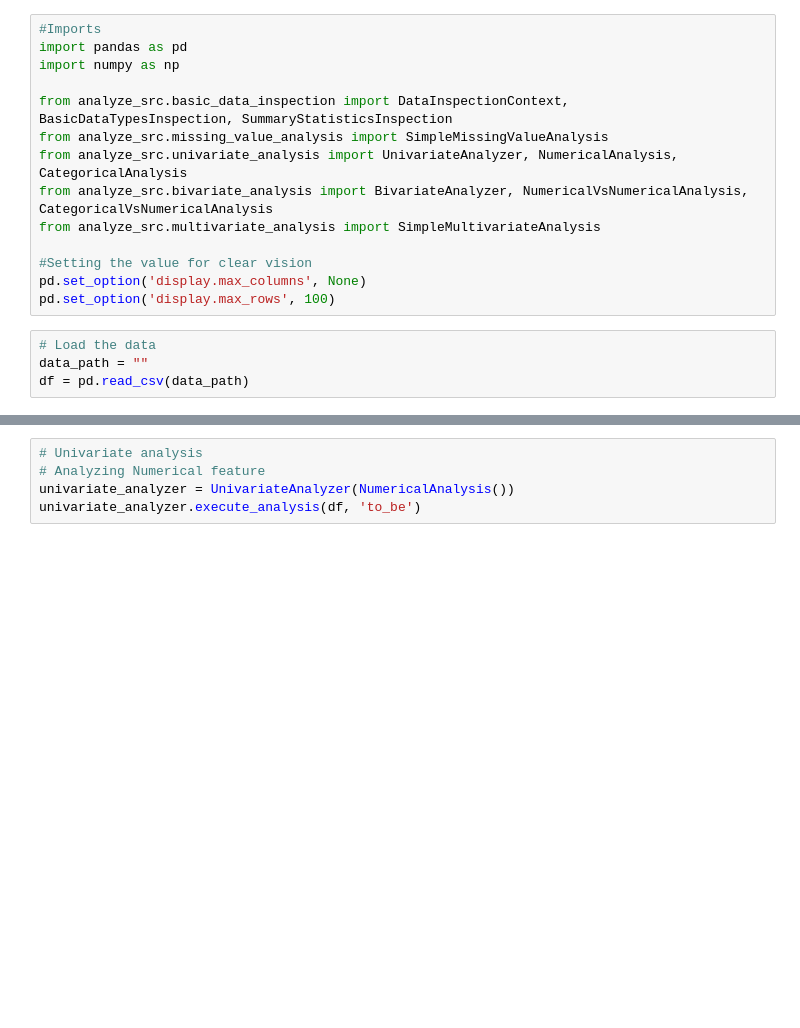
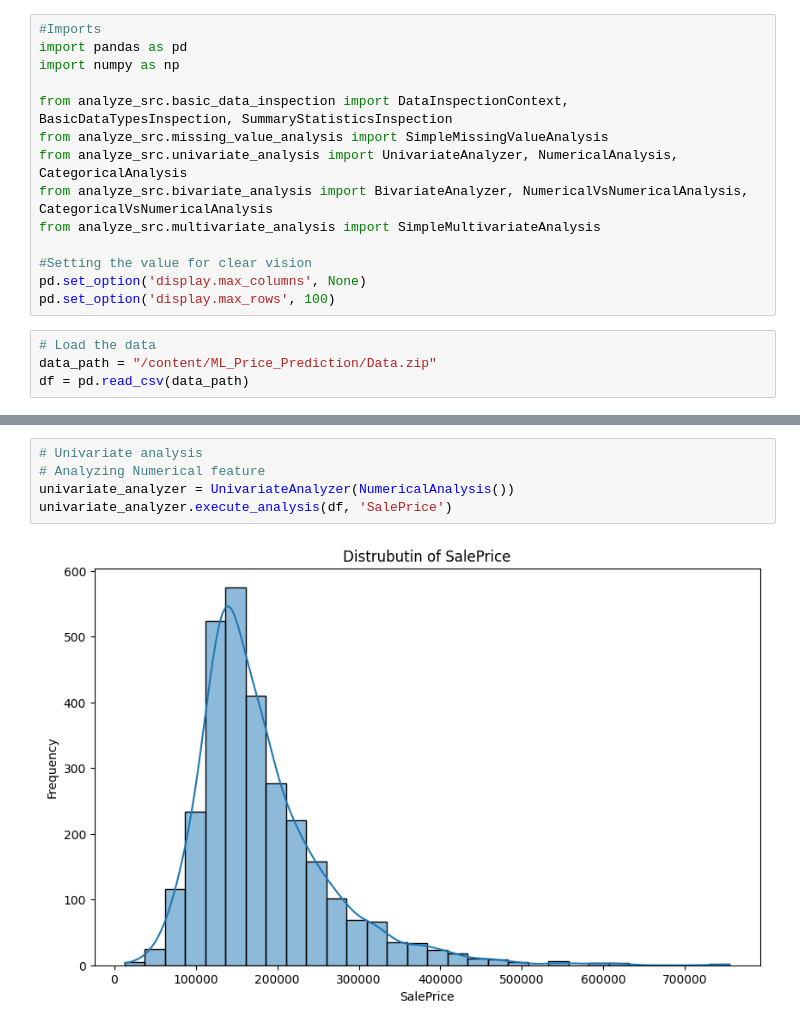
Before and after one commit to titan-spyer/ML_Price_Prediction, a Jupyter notebook: price_predictor_system/analysis/EDA.ipynb, the cells around one changed output, grey strips where cells are left out. Cells and saved outputs as stored; diff of their text form; blank space fills up the shorter version.

```diff
--- a/price_predictor_system/analysis/EDA.ipynb
+++ b/price_predictor_system/analysis/EDA.ipynb
@@ -14,7 +26,7 @@ pd.set_option('display.max_columns', None)
 pd.set_option('display.max_rows', 100)
 # %%
 # Load the data
-data_path = ""
+data_path = "/content/ML_Price_Prediction/Data.zip"
 df = pd.read_csv(data_path)
 # %%
 #Basic Data Inspection
@@ -31,8 +98,10 @@ missing_value_analysis.analyze(df)
 # %%
 # Univariate analysis
 # Analyzing Numerical feature
 univariate_analyzer = UnivariateAnalyzer(NumericalAnalysis())
-univariate_analyzer.execute_analysis(df, 'to_be')
+univariate_analyzer.execute_analysis(df, 'SalePrice')
+# %% [output]
+[figure, added]
 # %%
 # Analyzing Categorical Feature
 univariate_analyzer.set_strategy(CategoricalAnalysis())
```
Also changed, not shown: parts of 9 cells of this notebook.
